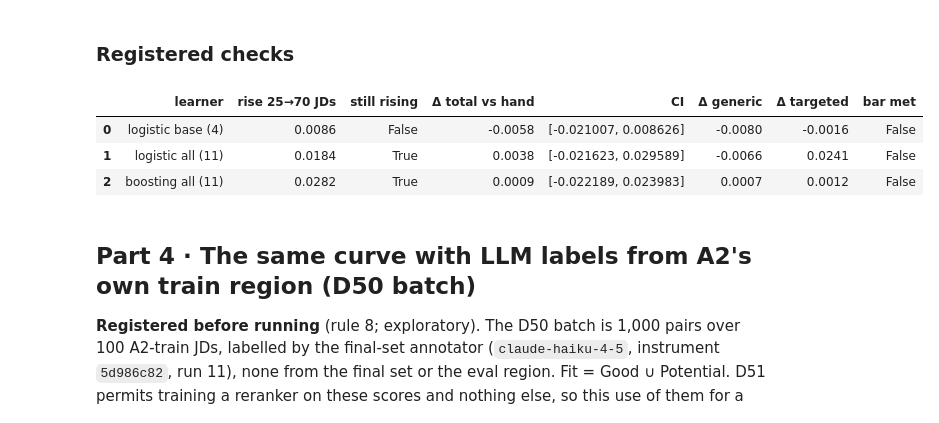
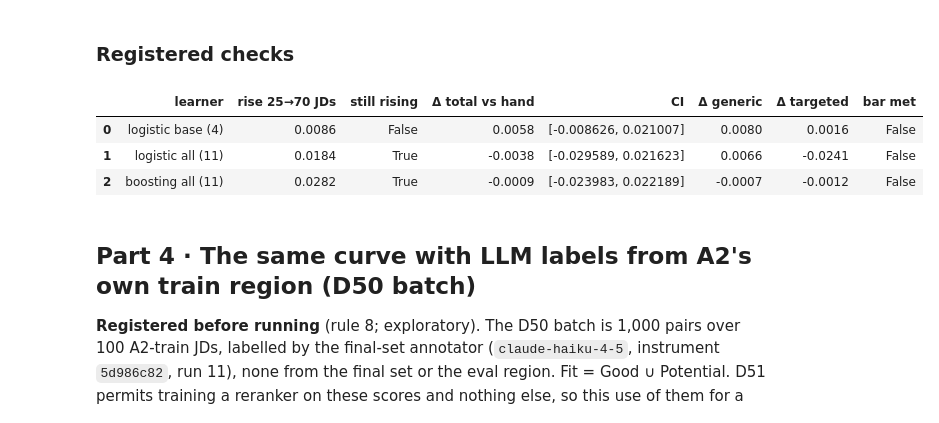
Before and after one commit to kuoyce/intelligent-candidate-screener, a Jupyter notebook: notebooks/19-learning-curves.ipynb, the cells around one changed output. Cells and saved outputs as stored; diff of their text form; code cells hidden in the pictures.

```diff
--- a/notebooks/19-learning-curves.ipynb
+++ b/notebooks/19-learning-curves.ipynb
@@ -85,22 +85,22 @@ axes[0].set_ylabel("mean per-JD AUC"); axes[0].legend(fontsize=7); plt.tight_lay
 # %%
 rise = (curve[curve["train JDs"] == 70].groupby("learner")["A2 AUC"].mean() - curve[curve["train JDs"] == 25].groupby("learner")["A2 AUC"].mean())
 final = {}
 for name, (kind, cols) in aw.LEARNERS.items():
     f = aw.fit_learner(kind, cols, X_matche, llm)
     final[name] = f(X_a2e).set_axis(a2.pair_id)
 rows = []
 for name, s in final.items():
-    d = {sc: indomain.paired_delta(hand_s := scores["hand-set X2"], s, lab, a2, "auc", sc, "all", SEED) for sc in final_set.SCOPES}
+    d = {sc: indomain.paired_delta(s, scores["hand-set X2"], lab, a2, "auc", sc, "all", SEED) for sc in final_set.SCOPES}
     rows.append({"learner": name, "rise 25→70 JDs": rise[name], "still rising": bool(rise[name] > 0.01),
                  "Δ total vs hand": d["total"]["delta"], "CI": d["total"]["ci"],
                  "Δ generic": d["generic"]["delta"], "Δ targeted": d["targeted"]["delta"],
                  "bar met": bool(d["total"]["ci"][0] > 0 and d["generic"]["delta"] > 0 and d["targeted"]["delta"] > 0)})
 pd.DataFrame(rows).round(4)
 # %% [output]
 |  | learner | rise 25→70 JDs | still rising | Δ total vs hand | CI | Δ generic | Δ targeted | bar met |
-| 0 | logistic base (4) | 0.0086 | False | -0.0058 | [-0.021007, 0.008626] | -0.0080 | -0.0016 | False |
-| 1 | logistic all (11) | 0.0184 | True | 0.0038 | [-0.021623, 0.029589] | -0.0066 | 0.0241 | False |
-| 2 | boosting all (11) | 0.0282 | True | 0.0009 | [-0.022189, 0.023983] | 0.0007 | 0.0012 | False |
+| 0 | logistic base (4) | 0.0086 | False | 0.0058 | [-0.008626, 0.021007] | 0.0080 | 0.0016 | False |
+| 1 | logistic all (11) | 0.0184 | True | -0.0038 | [-0.029589, 0.021623] | 0.0066 | -0.0241 | False |
+| 2 | boosting all (11) | 0.0282 | True | -0.0009 | [-0.023983, 0.022189] | -0.0007 | -0.0012 | False |
 # %% [markdown]
 ## Part 4 · The same curve with LLM labels from A2's own train region (D50 batch)
 
```
Also changed, not shown: parts of 1 cell of this notebook.
